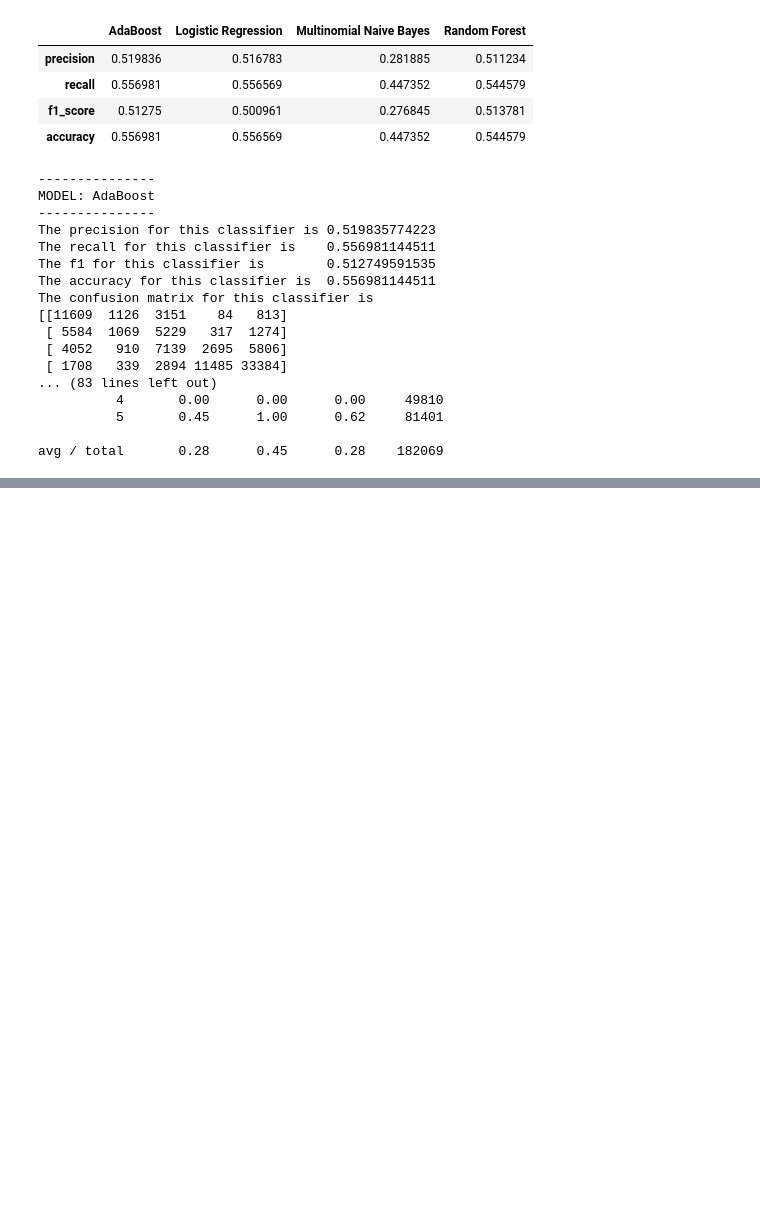
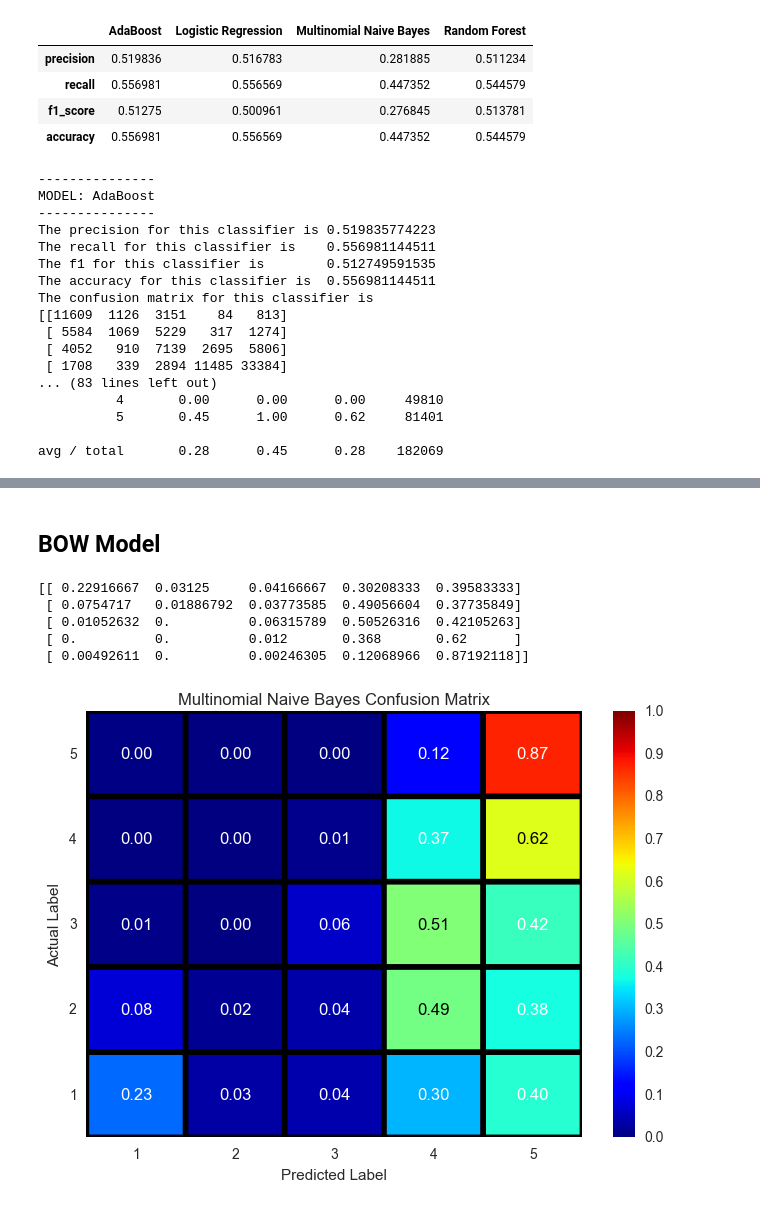
Before and after one commit to piyushghai/Yelp-Dataset-Analysis, a Jupyter notebook: yelp_rating_pred.ipynb, the cells around one changed output, grey strips where cells are left out. Cells and saved outputs as stored; diff of their text form; code cells hidden in the pictures; blank space fills up the shorter version.

Commit message:
Added BOW + BiGram + TriGram + Bi&TriGram Models

```diff
--- a/yelp_rating_pred.ipynb
+++ b/yelp_rating_pred.ipynb
@@ -697,0 +706,35 @@ avg / total       0.28      0.45      0.28    182069
+# %%
+bag_of_words_vectorizer = CountVectorizer(analyzer = "word",
+                                          tokenizer = None,
+                                          preprocessor = None,
+                                          ngram_range = (1, 1),
+                                          binary = False,
+                                          strip_accents='unicode')
+
+bigram_vectorizer = CountVectorizer(analyzer = "word",
+                                    tokenizer = None,
+                                    preprocessor = None,
+                                    ngram_range = (2, 2),
+                                    strip_accents='unicode')
+
+trigram_vectorizer = CountVectorizer(analyzer = "word",
+                                     tokenizer = None,
+                                     preprocessor = None,
+                                     ngram_range = (3, 3),
+                                     strip_accents='unicode')
+
+bi_and_trigram_vectorizer = CountVectorizer(analyzer = "word",
+                                            tokenizer = None,
+                                            preprocessor = None,
+                                            ngram_range = (2,3),
+                                            strip_accents='unicode')
+# %% [markdown]
+## BOW Model
+# %%
+bag_matrix_train = bag_of_words_vectorizer.fit_transform(train_X)
+# %%
+bag_matrix_test = bag_of_words_vectorizer.transform(test_X)
+# %%
+multinomial_nb_classifier = MultinomialNB()
+multinomial_nb_classifier.fit(bag_matrix_train, train_y)
+multinomial_nb_prediction = multinomial_nb_classifier.predict(bag_matrix_test)
@@ -697,0 +787,11 @@ avg / total       0.28      0.45      0.28    182069
+# %%
+multinomial_confusion_matrix = confusion_matrix(test_y, multinomial_nb_prediction)
+print make_confusion_matrix_relative(multinomial_confusion_matrix)
+plot_confusion_matrix(multinomial_confusion_matrix, 'Multinomial Naive Bayes Confusion Matrix', savefilename='MultinomialCM.png')
+# %% [output]
+[[ 0.22916667  0.03125     0.04166667  0.30208333  0.39583333]
+ [ 0.0754717   0.01886792  0.03773585  0.49056604  0.37735849]
+ [ 0.01052632  0.          0.06315789  0.50526316  0.42105263]
+ [ 0.          0.          0.012       0.368       0.62      ]
+ [ 0.00492611  0.          0.00246305  0.12068966  0.87192118]]
+[figure, added]
```
Also changed, not shown: parts of 23 cells of this notebook.
